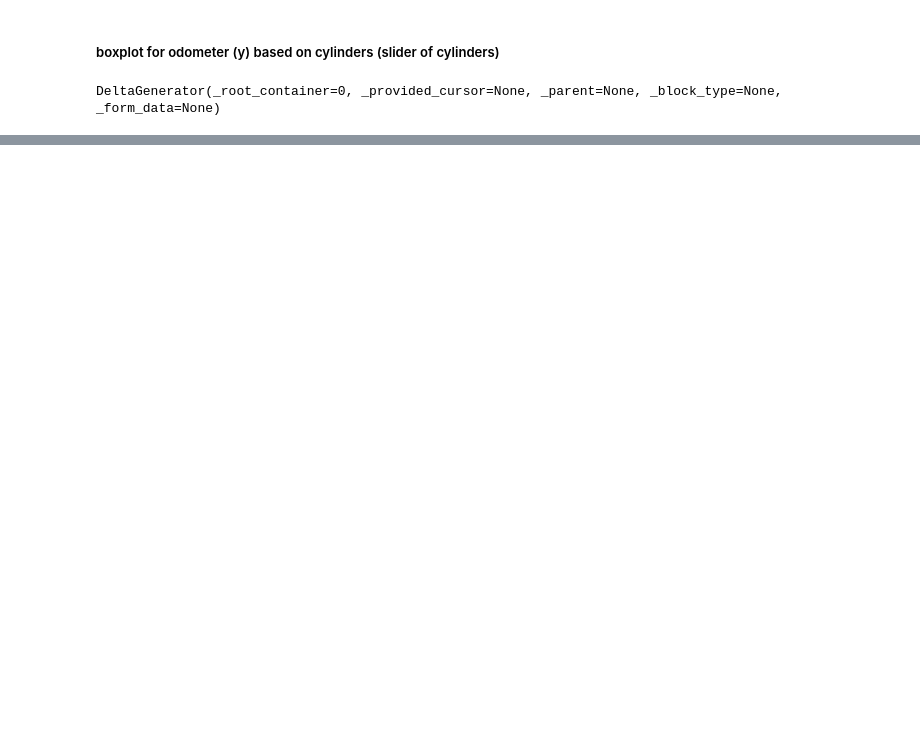
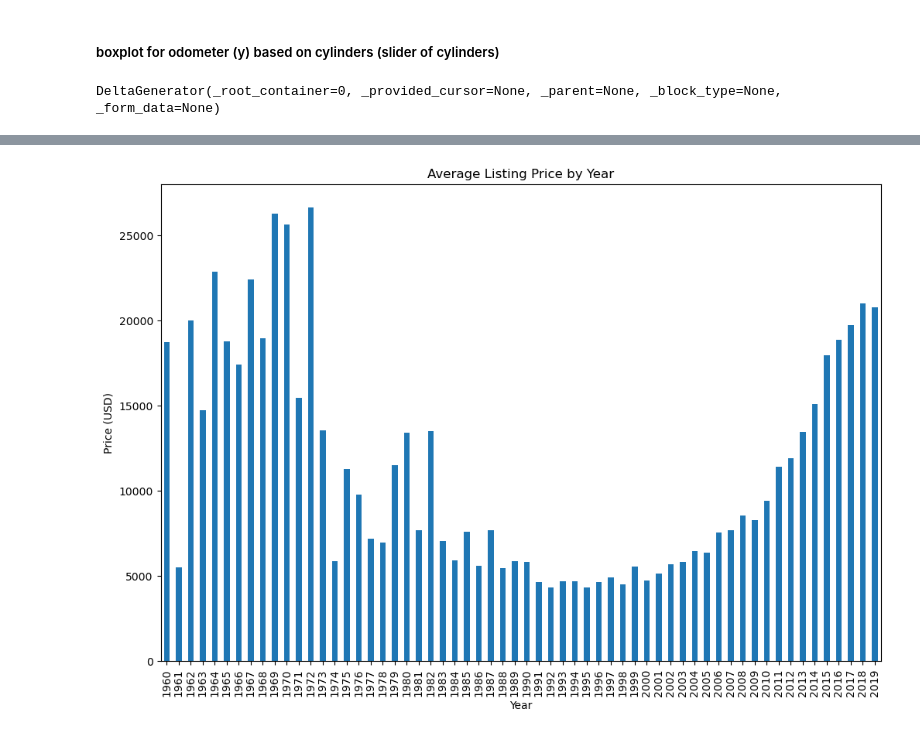
Before and after one commit to Houlem2008/Sprint-4-Project, a Jupyter notebook: EDA.ipynb, the cells around one changed output, grey strips where cells are left out. Saved outputs shown, nothing was run; the diff lists cells and outputs as text; code cells hidden in the pictures; blank space fills up the shorter version.

```diff
--- a/EDA.ipynb
+++ b/EDA.ipynb
@@ -192,0 +374,22 @@ fig3.show()
+# %%
+#Eliminating distant outliers in year
+year_mean = df['year'].mean()
+year_sd = np.std(df['year'])
+
+# Creating condensed dataframe
+df_bar = df.query("(@price_mean - @price_sd*3) < price < (@price_mean + @price_sd*3)")[['price', 'year', 'type']]
+df_bar = df_bar.query("1960 <= year < (@year_mean + @year_sd*3)")
+df_bar = df_bar.pivot_table(index='year',
+                            values='price',
+                            aggfunc='mean'
+                           )
+# %%
+df_bar.plot(kind='bar',
+            title='Average Listing Price by Year',
+            xlabel='Year', ylabel='Price (USD)',
+            figsize= [12,8],
+            legend=False
+           )
+plt.show()
+# %% [output]
+[figure, added]
```
Also changed, not shown: parts of 60 cells of this notebook.
